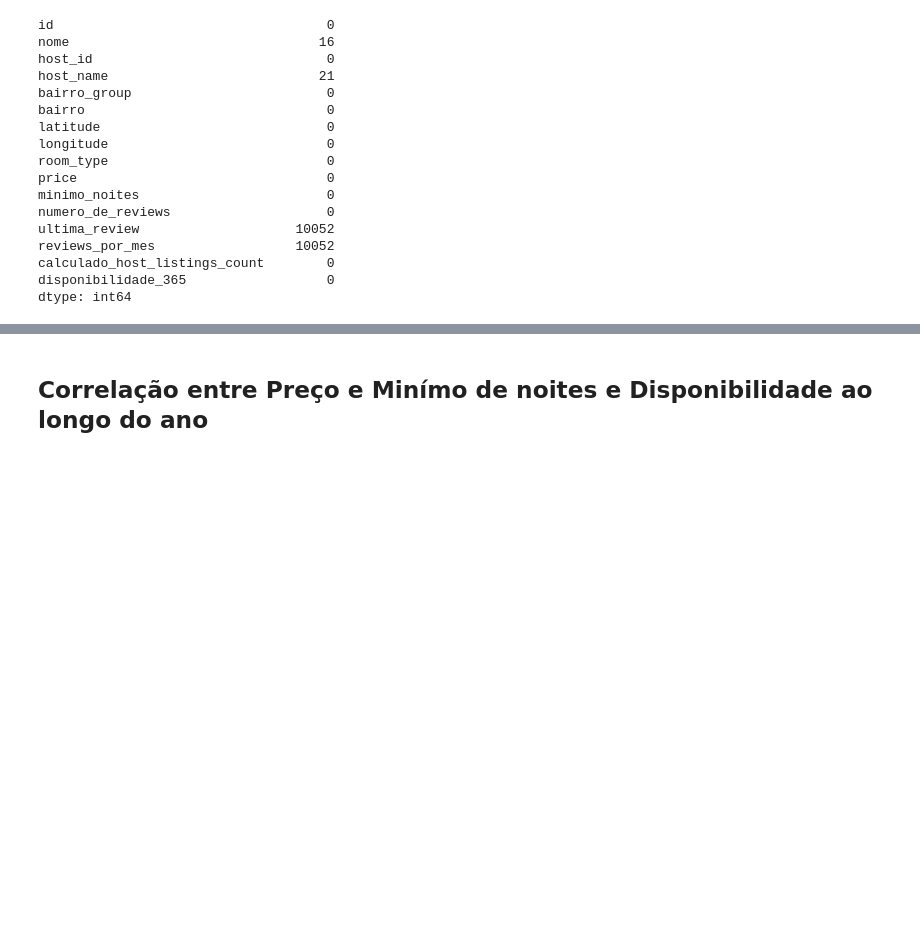
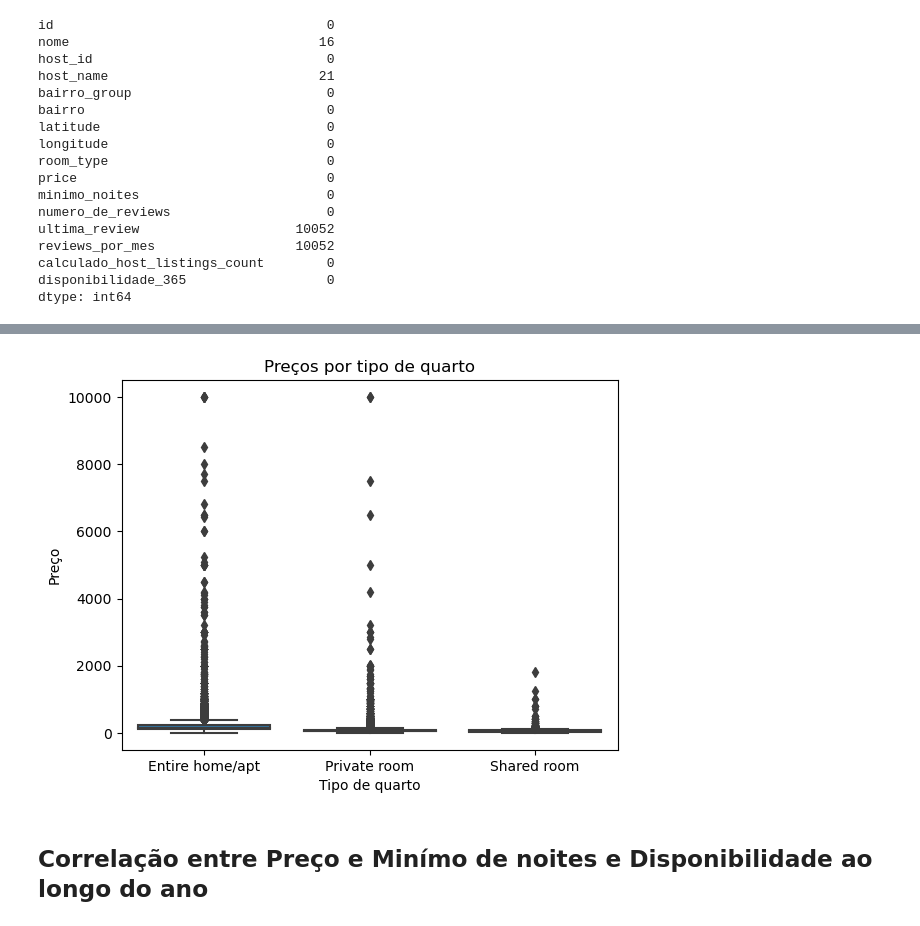
Before and after one commit to wellisonS/lighthouse-data-science, a Jupyter notebook: EDA.ipynb, the cells around one changed output, grey strips where cells are left out. Saved outputs shown, nothing was run; the diff lists cells and outputs as text; code cells hidden in the pictures; blank space fills up the shorter version.

```diff
--- a/EDA.ipynb
+++ b/EDA.ipynb
@@ -67,3 +102,11 @@ dtype: int64
+# %%
+sns.boxplot(x='room_type', y='price', data=data)
+plt.title('Preços por tipo de quarto')
+plt.xlabel('Tipo de quarto')
+plt.ylabel('Preço')
+plt.show()
+# %% [output]
+[figure, added]
 # %% [markdown]
 ## Correlação entre Preço e Minímo de noites e Disponibilidade ao longo do ano
 # %%
```
Also changed, not shown: parts of 5 cells of this notebook.
